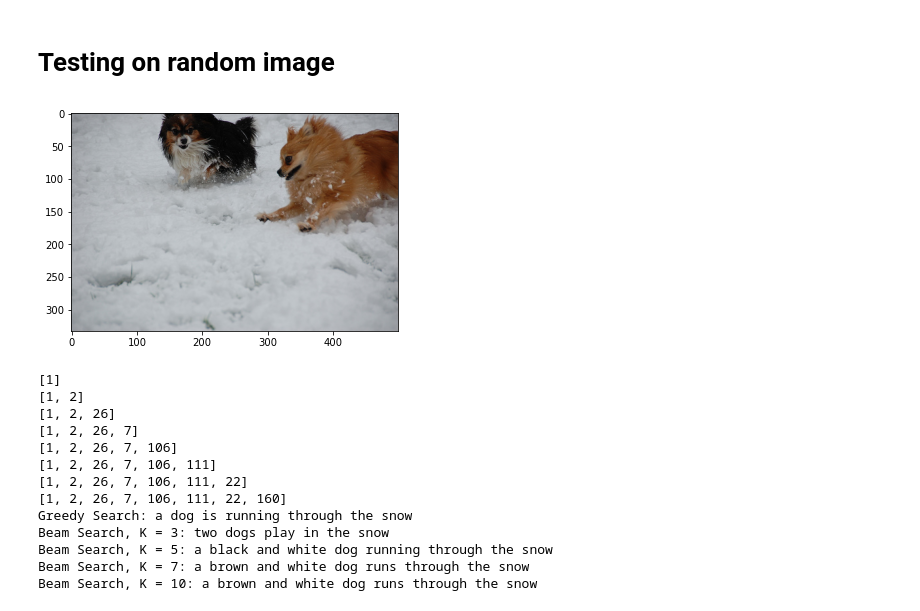
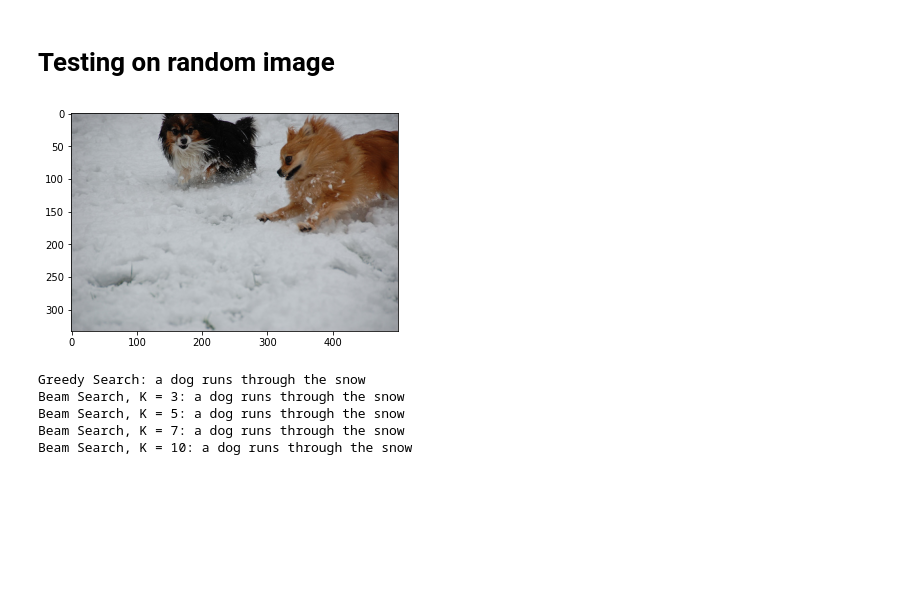
Before and after one commit to gdscnitp/The-Visual-Aide, a Jupyter notebook: sourcecode/Model/model_v2.ipynb, the cells around one changed output. Drawn from its saved outputs; the diff is of its cells as text; code cells hidden in the pictures; blank space fills up the shorter version.

```diff
--- a/sourcecode/Model/model_v2.ipynb
+++ b/sourcecode/Model/model_v2.ipynb
@@ -400,15 +399,17 @@ model.compile(loss='categorical_crossentropy', optimizer='adam')
 # %% [markdown]
 ## Since our dataset has 6000 images and 40000 captions we will create a function that can train the data in batches.
 # %%
-def data_generator(descriptions, photos, wordtoix, max_length, num_photos_per_batch):
-    X1, X2, y = list(), list(), list()
+def data_generator(descriptions, photos1, photos2, wordtoix, max_length, num_photos_per_batch):
+    X1, X2, X3, y = list(), list(), list(), list()
     n=0
     # loop for ever over images
     while 1:
         for key, desc_list in descriptions.items():
             n+=1
             # retrieve the photo feature
-            photo = photos[key+'.jpg']
+            photo1 = photos1[key+'.jpg']
+            photo2 = photos2[key+'.jpg']
+            #print("checking purpose")
             for desc in desc_list:
                 # encode the sequence
                 seq = [wordtoix[word] for word in desc.split(' ') if word in wordtoix]
@@ -421,13 +422,14 @@ def data_generator(descriptions, photos, wordtoix, max_length, num_photos_per_ba
                     # encode output sequence
                     out_seq = to_categorical([out_seq], num_classes=vocab_size)[0]
                     # store
-                    X1.append(photo)
-                    X2.append(in_seq)
+                    X1.append(photo1)
+                    X2.append(photo2)
+                    X3.append(in_seq)
                     y.append(out_seq)
 
             if n==num_photos_per_batch:
-                yield ([array(X1), array(X2)], array(y))
-                X1, X2, y = list(), list(), list()
+                yield ([array(X1), array(X2), array(X3)], array(y))
+                X1, X2, X3, y = list(), list(), list(), list()
                 n=0
 # %%
 %%time
@@ -436,7 +438,7 @@ epochs = 30
 batch_size = 3
 steps = len(train_descriptions)//batch_size
 
-generator = data_generator(train_descriptions, train_features, wordtoix, max_length, batch_size)
+generator = data_generator(train_descriptions, train_features_rvn2, train_features_incv3, wordtoix, max_length, batch_size)
 model.fit(generator, epochs=epochs, steps_per_epoch=steps, verbose=1)
 # %% [output]
 Epoch 1/30
@@ -466,13 +474,13 @@ Saving the model as signlang_model.h5
 # %% [markdown]
 ## model generates a 1660 long vector with a probability distribution across all the words in the vocabulary we greedily pick the word with the highest probability to get the next word prediction. This method is called Greedy Search
 # %%
-def greedySearch(photo):
+def greedySearch(photo1,photo2):
     in_text = 'startseq'
     for i in range(max_length):
         sequence = [wordtoix[w] for w in in_text.split() if w in wordtoix]
-        print(sequence)
+        #print(sequence)
         sequence = pad_sequences([sequence], maxlen=max_length)
-        yhat = model.predict([photo,sequence], verbose=0)
+        yhat = model.predict([photo1,photo2,sequence], verbose=0)
         yhat = np.argmax(yhat)
         word = ixtoword[yhat]
         in_text += ' ' + word
@@ -486,14 +494,14 @@ def greedySearch(photo):
 # %% [markdown]
 ## Beam Search is where we take top k predictions, feed them again in the model and then sort them using the probabilities returned by the model. So, the list will always contain the top k predictions and we take the one with the highest probability and go through it till we encounter ‘endseq’ or reach the maximum caption length.
 # %%
-def beam_search_predictions(image, beam_index = 3):
+def beam_search_predictions(image1, image2, beam_index = 3):
     start = [wordtoix["startseq"]]
     start_word = [[start, 0.0]]
     while len(start_word[0][0]) < max_length:
         temp = []
         for s in start_word:
             par_caps = sequence.pad_sequences([s[0]], maxlen=max_length, padding='post')
-            preds = model.predict([image,par_caps], verbose=0)
+            preds = model.predict([image1,image2,par_caps], verbose=0)
             word_preds = np.argsort(preds[0])[-beam_index:]
             # Getting the top <beam_index>(n) predictions and creating a
             # new list so as to put them via the model again
@@ -525,28 +533,21 @@ def beam_search_predictions(image, beam_index = 3):
 # Testing on random image
 # %%
 pic = '2398605966_1d0c9e6a20.jpg'
-image = encoding_test[pic].reshape((1,2048))
-x=plt.imread('data/Flickr8k_Dataset/'+pic)
+image_part1 = encoding_test_rnv2[pic].reshape((1,2048))
+image_part2 = encoding_test_incv3[pic].reshape((1,2048))
+x=plt.imread('../data/Flickr8k_Dataset/'+pic)
 plt.imshow(x)
 plt.show()
 
-print("Greedy Search:",greedySearch(image))
-print("Beam Search, K = 3:",beam_search_predictions(image, beam_index = 3))
-print("Beam Search, K = 5:",beam_search_predictions(image, beam_index = 5))
-print("Beam Search, K = 7:",beam_search_predictions(image, beam_index = 7))
-print("Beam Search, K = 10:",beam_search_predictions(image, beam_index = 10))
+print("Greedy Search:",greedySearch(image_part1,image_part2))
+print("Beam Search, K = 3:",beam_search_predictions(image_part1,image_part2, beam_index = 3))
+print("Beam Search, K = 5:",beam_search_predictions(image_part1,image_part2, beam_index = 5))
+print("Beam Search, K = 7:",beam_search_predictions(image_part1,image_part2, beam_index = 7))
+print("Beam Search, K = 10:",beam_search_predictions(image_part1,image_part2, beam_index = 10))
 # %% [output]
-[figure, old version]
+[figure, new version]
-[1]
-[1, 2]
-[1, 2, 26]
-[1, 2, 26, 7]
-[1, 2, 26, 7, 106]
-[1, 2, 26, 7, 106, 111]
-[1, 2, 26, 7, 106, 111, 22]
-[1, 2, 26, 7, 106, 111, 22, 160]
-Greedy Search: a dog is running through the snow
-Beam Search, K = 3: two dogs play in the snow
-Beam Search, K = 5: a black and white dog running through the snow
-Beam Search, K = 7: a brown and white dog runs through the snow
-Beam Search, K = 10: a brown and white dog runs through the snow
+Greedy Search: a dog runs through the snow
+Beam Search, K = 3: a dog runs through the snow
+Beam Search, K = 5: a dog runs through the snow
+Beam Search, K = 7: a dog runs through the snow
+Beam Search, K = 10: a dog runs through the snow
```
Also changed, not shown: parts of 23 cells of this notebook, 24 other files.
